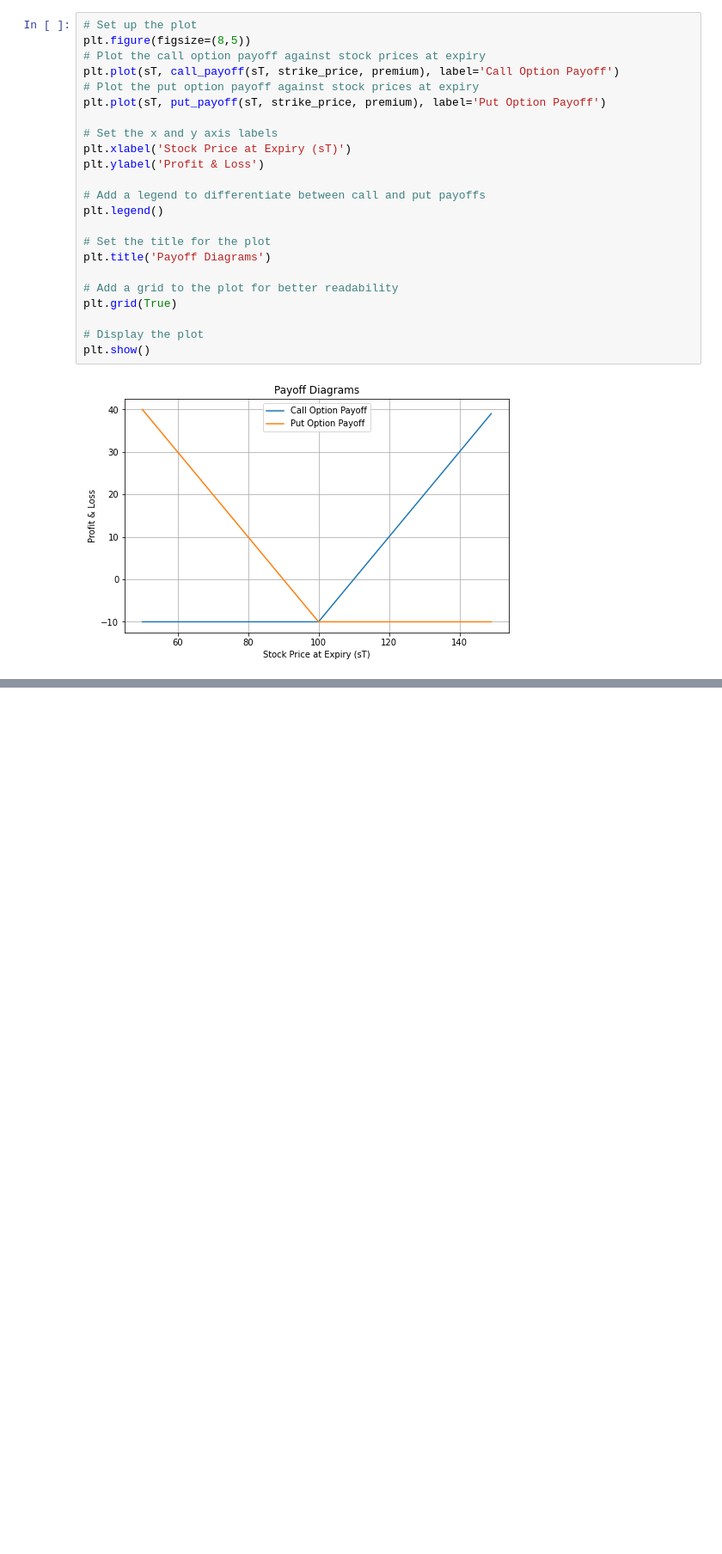
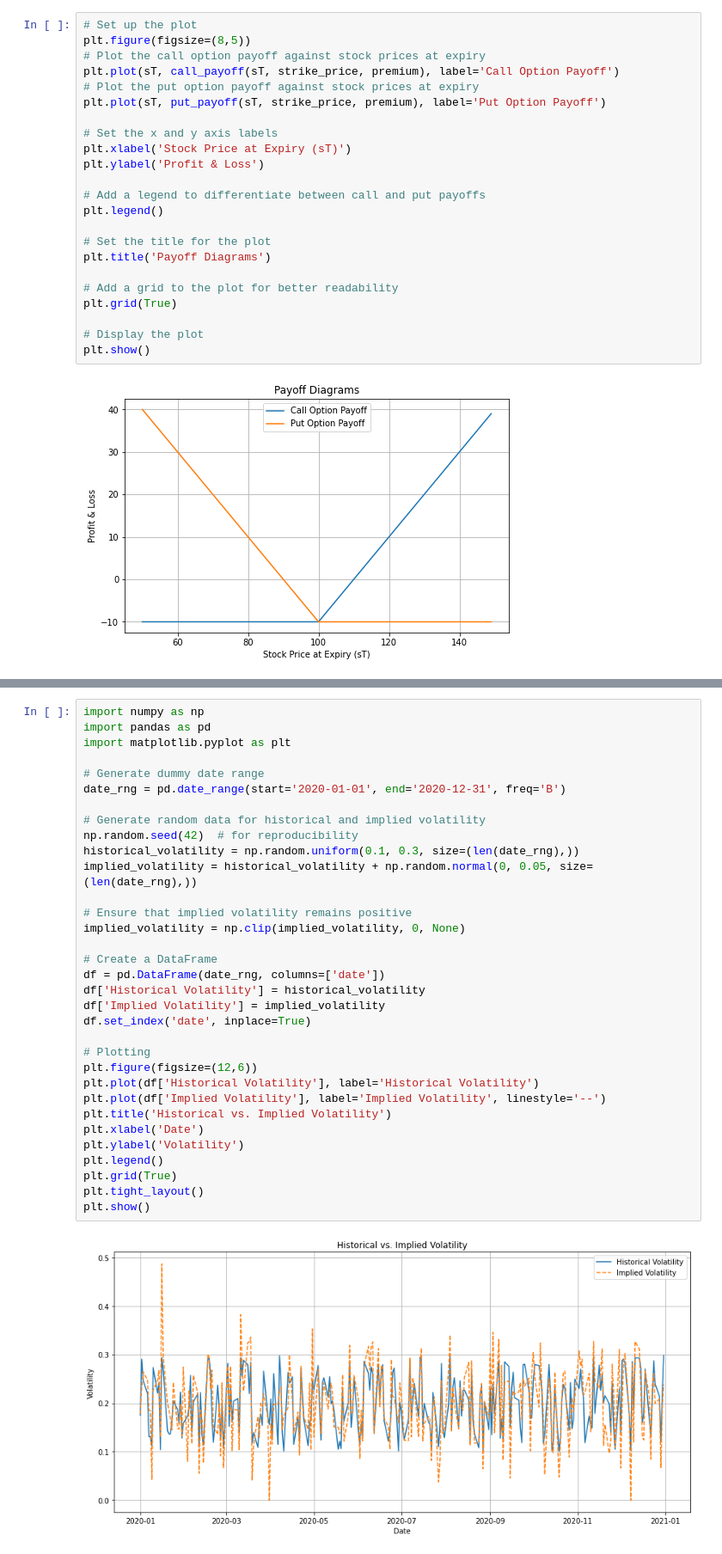
Before and after one commit to ishest/options, a Jupyter notebook: optionBasics.ipynb, the cells around one changed output, grey strips where cells are left out. Shown: that part at 86% size. Cells and saved outputs as stored; diff of their text form; blank space fills up the shorter version.

```diff
--- a/optionBasics.ipynb
+++ b/optionBasics.ipynb
@@ -81,0 +117,35 @@ plt.show()
+# %%
+import numpy as np
+import pandas as pd
+import matplotlib.pyplot as plt
+
+# Generate dummy date range
+date_rng = pd.date_range(start='2020-01-01', end='2020-12-31', freq='B')
+
+# Generate random data for historical and implied volatility
+np.random.seed(42)  # for reproducibility
+historical_volatility = np.random.uniform(0.1, 0.3, size=(len(date_rng),))
+implied_volatility = historical_volatility + np.random.normal(0, 0.05, size=(len(date_rng),))
+
+# Ensure that implied volatility remains positive
+implied_volatility = np.clip(implied_volatility, 0, None)
+
+# Create a DataFrame
+df = pd.DataFrame(date_rng, columns=['date'])
+df['Historical Volatility'] = historical_volatility
+df['Implied Volatility'] = implied_volatility
+df.set_index('date', inplace=True)
+
+# Plotting
+plt.figure(figsize=(12,6))
+plt.plot(df['Historical Volatility'], label='Historical Volatility')
+plt.plot(df['Implied Volatility'], label='Implied Volatility', linestyle='--')
+plt.title('Historical vs. Implied Volatility')
+plt.xlabel('Date')
+plt.ylabel('Volatility')
+plt.legend()
+plt.grid(True)
+plt.tight_layout()
+plt.show()
+# %% [output]
+[figure, added]
```
Also changed, not shown: parts of 5 cells of this notebook.
